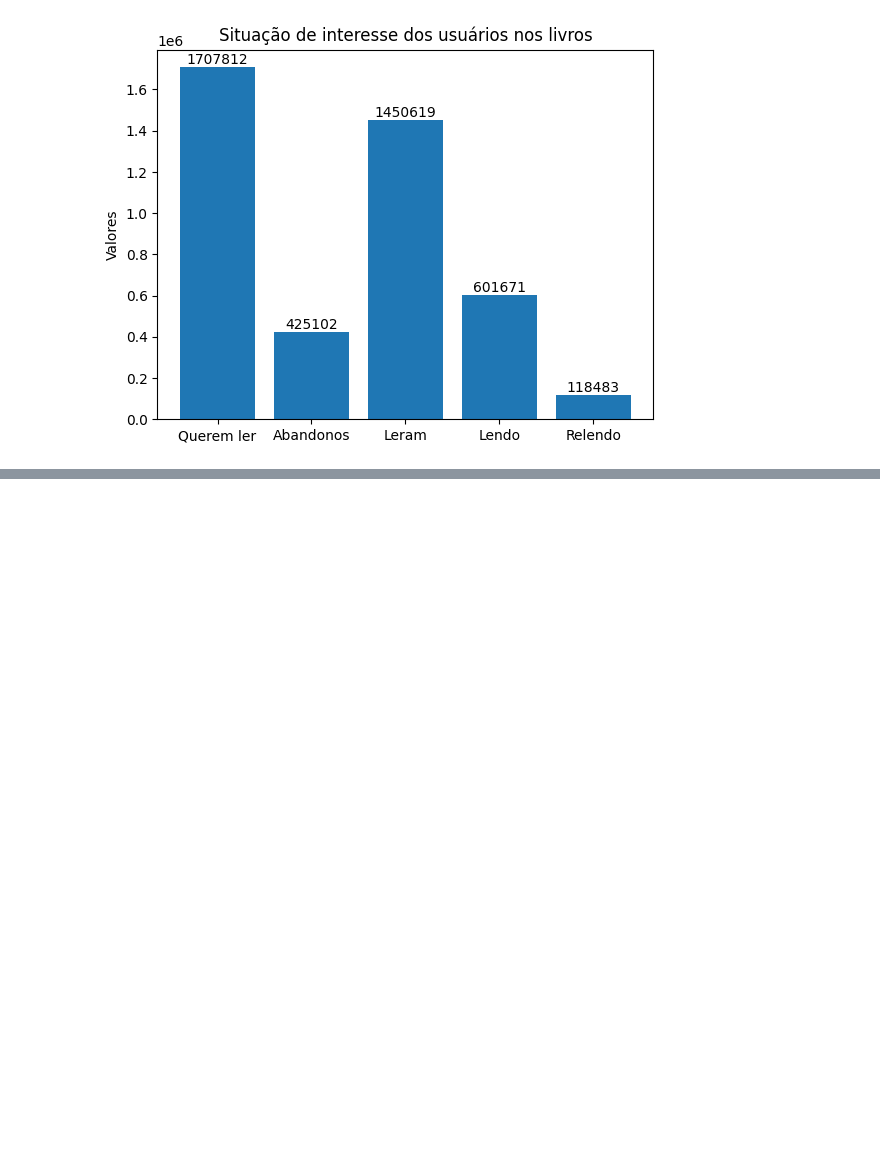
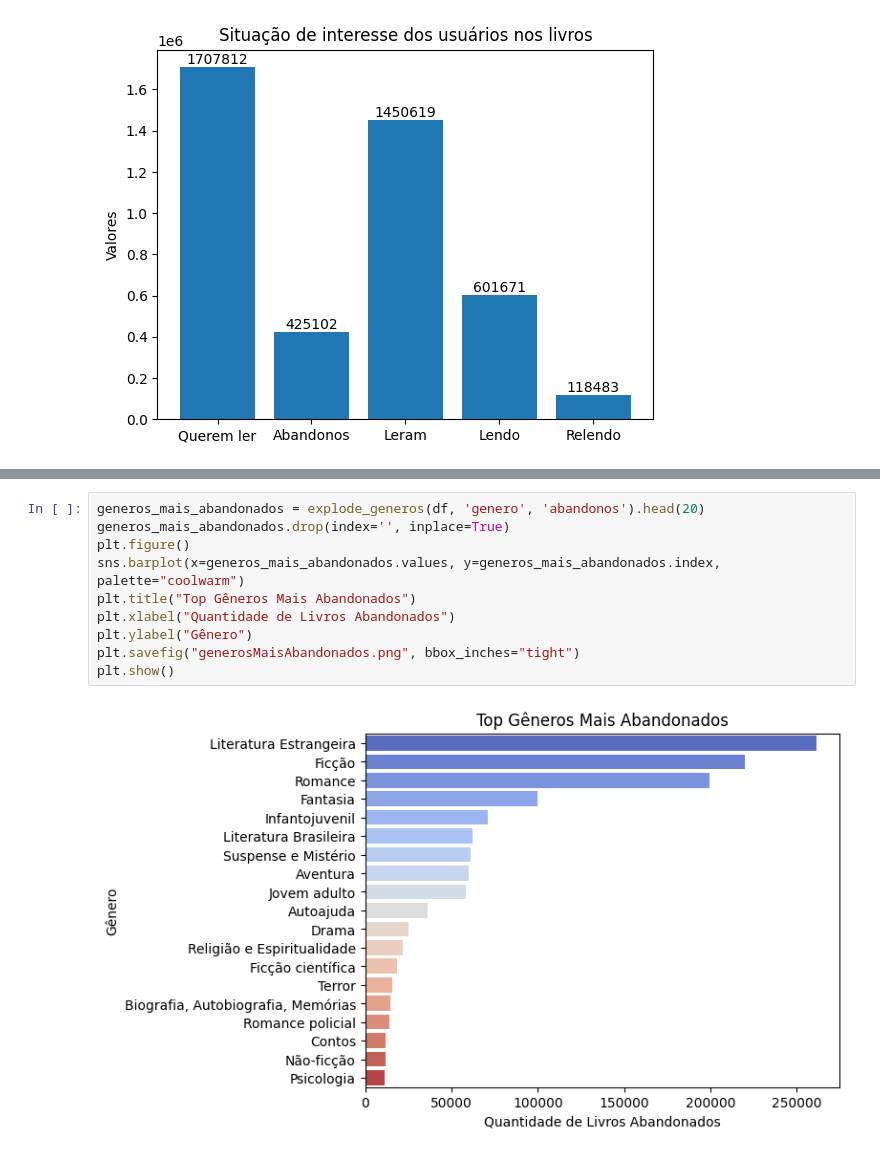
Before and after one commit to biakaorii/Pisi3, a Jupyter notebook: eda-inicialpisi3.ipynb, the cells around one changed output, grey strips where cells are left out. Saved outputs shown, nothing was run; the diff lists cells and outputs as text; blank space fills up the shorter version.

```diff
--- a/eda-inicialpisi3.ipynb
+++ b/eda-inicialpisi3.ipynb
@@ -193,0 +225,12 @@ plt.savefig("nGeneros.png", bbox_inches="tight")
+# %%
+generos_mais_abandonados = explode_generos(df, 'genero', 'abandonos').head(20)
+generos_mais_abandonados.drop(index='', inplace=True)
+plt.figure()
+sns.barplot(x=generos_mais_abandonados.values, y=generos_mais_abandonados.index, palette="coolwarm")
+plt.title("Top Gêneros Mais Abandonados")
+plt.xlabel("Quantidade de Livros Abandonados")
+plt.ylabel("Gênero")
+plt.savefig("generosMaisAbandonados.png", bbox_inches="tight")
+plt.show()
+# %% [output]
+[figure, added]
```
Also changed, not shown: parts of 3 cells of this notebook.
